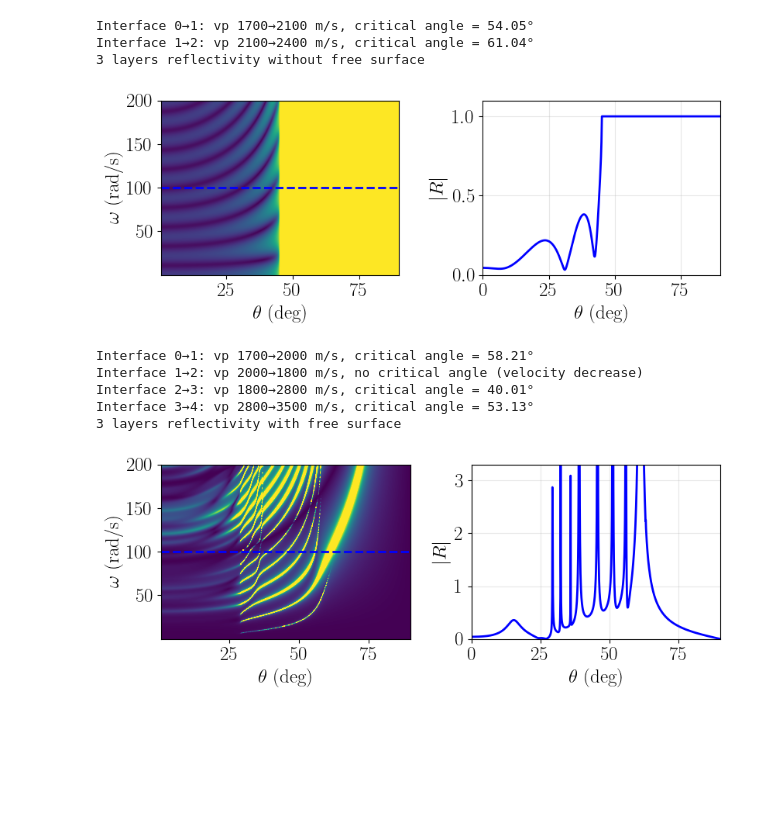
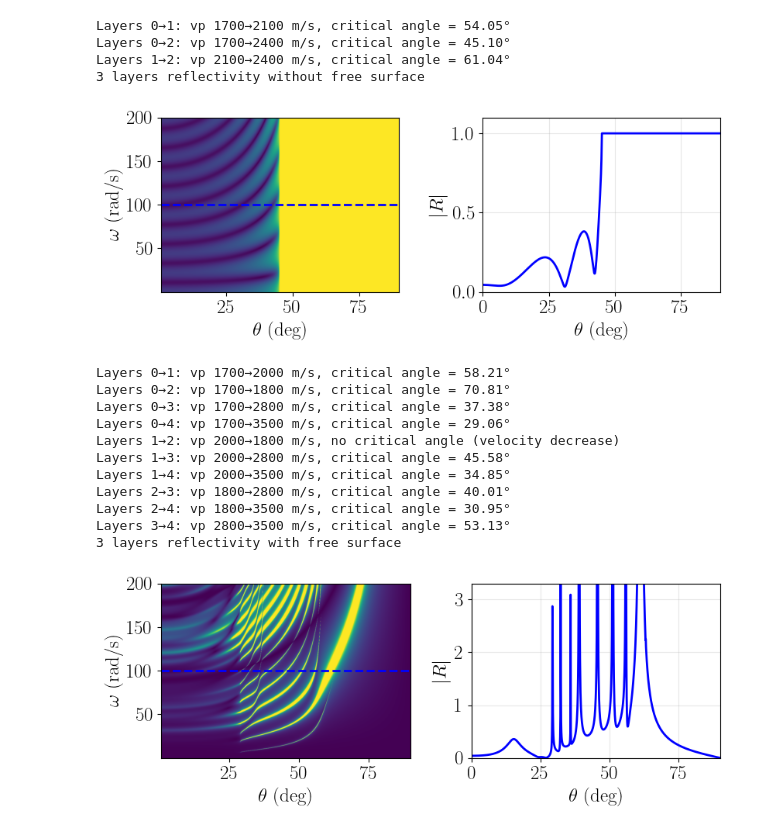
Before and after one commit to pmarchne/reflectivity-acoustic, a Jupyter notebook: notebooks/reflectivity.ipynb, the cells around one changed output. Cells and saved outputs as stored; diff of their text form; code cells hidden in the pictures; blank space fills up the shorter version.

```diff
--- a/notebooks/reflectivity.ipynb
+++ b/notebooks/reflectivity.ipynb
@@ -33,34 +28,41 @@ layers = [
         (300.0, 2100.0, 2000.0),
         (100.0, 2400.0, 2000.0),
     ]
-get_critical_angles(layers)
+get_critical_angles(layers, include_non_adjacent=True)
 
 print('3 layers reflectivity without free surface')
 Rmap = numpy_reflectivity_p(layers, omegas, p, free_surface=0)
 plot_reflectivity(omegas, thetas, Rmap, omega_c=100., figsize=(8.5,3.5))
 # %% [output]
-Interface 0→1: vp 1700→2100 m/s, critical angle = 54.05°
-Interface 1→2: vp 2100→2400 m/s, critical angle = 61.04°
+Layers 0→1: vp 1700→2100 m/s, critical angle = 54.05°
+Layers 0→2: vp 1700→2400 m/s, critical angle = 45.10°
+Layers 1→2: vp 2100→2400 m/s, critical angle = 61.04°
 3 layers reflectivity without free surface
 [figure]
 # %%
 layers = [
         (70.0, 1700.0, 2000.0),
         (300.0, 2000.0, 2000.0),
         (100.0, 1800.0, 2000.0),
         (300.0, 2800.0, 2000.0),
         (200.0, 3500.0, 2000.0),
     ]
-get_critical_angles(layers)
+get_critical_angles(layers, include_non_adjacent=True)
 
 print('3 layers reflectivity with free surface')
 Rmap = numpy_reflectivity_p(layers, omegas, p, free_surface=1, zr=60., zs=10.)
 plot_reflectivity(omegas, thetas, Rmap, omega_c=100., figsize=(8.5,3.5))
 # %% [output]
-Interface 0→1: vp 1700→2000 m/s, critical angle = 58.21°
-Interface 1→2: vp 2000→1800 m/s, no critical angle (velocity decrease)
-Interface 2→3: vp 1800→2800 m/s, critical angle = 40.01°
-Interface 3→4: vp 2800→3500 m/s, critical angle = 53.13°
+Layers 0→1: vp 1700→2000 m/s, critical angle = 58.21°
+Layers 0→2: vp 1700→1800 m/s, critical angle = 70.81°
+Layers 0→3: vp 1700→2800 m/s, critical angle = 37.38°
+Layers 0→4: vp 1700→3500 m/s, critical angle = 29.06°
+Layers 1→2: vp 2000→1800 m/s, no critical angle (velocity decrease)
+Layers 1→3: vp 2000→2800 m/s, critical angle = 45.58°
+Layers 1→4: vp 2000→3500 m/s, critical angle = 34.85°
+Layers 2→3: vp 1800→2800 m/s, critical angle = 40.01°
+Layers 2→4: vp 1800→3500 m/s, critical angle = 30.95°
+Layers 3→4: vp 2800→3500 m/s, critical angle = 53.13°
 3 layers reflectivity with free surface
-[figure, old version]
+[figure, new version]
 # %%
```
Also changed, not shown: parts of 4 cells of this notebook, 11 other files.
